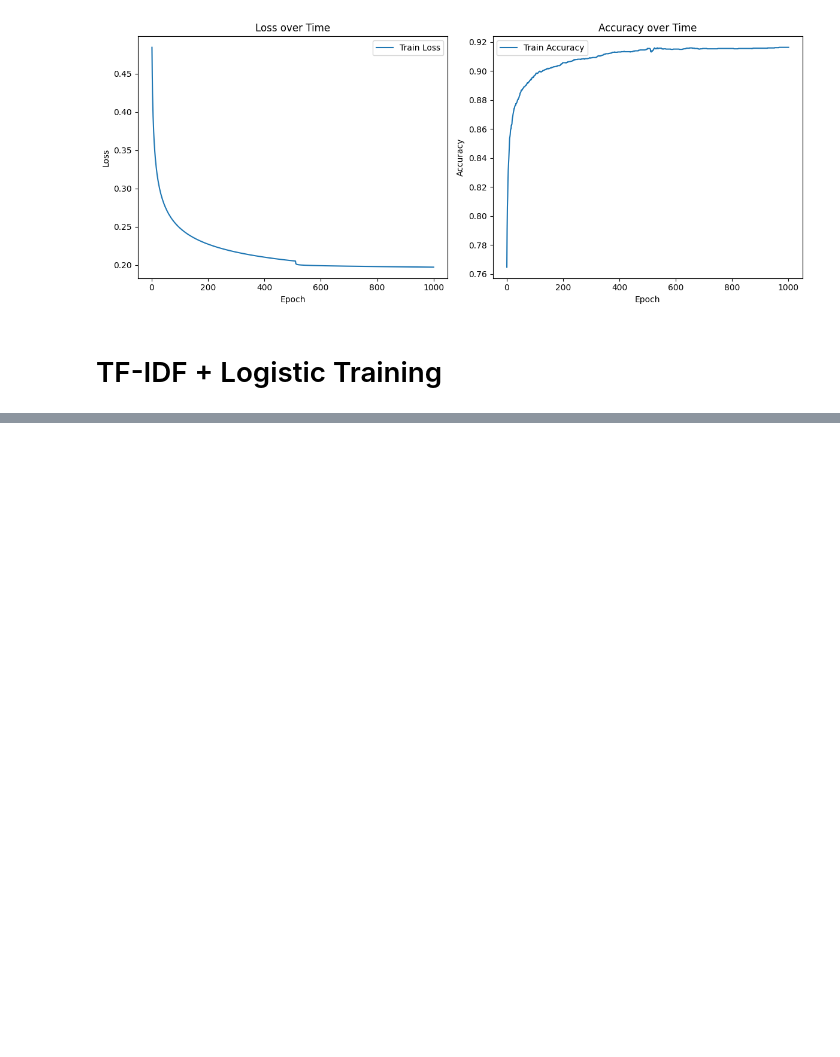
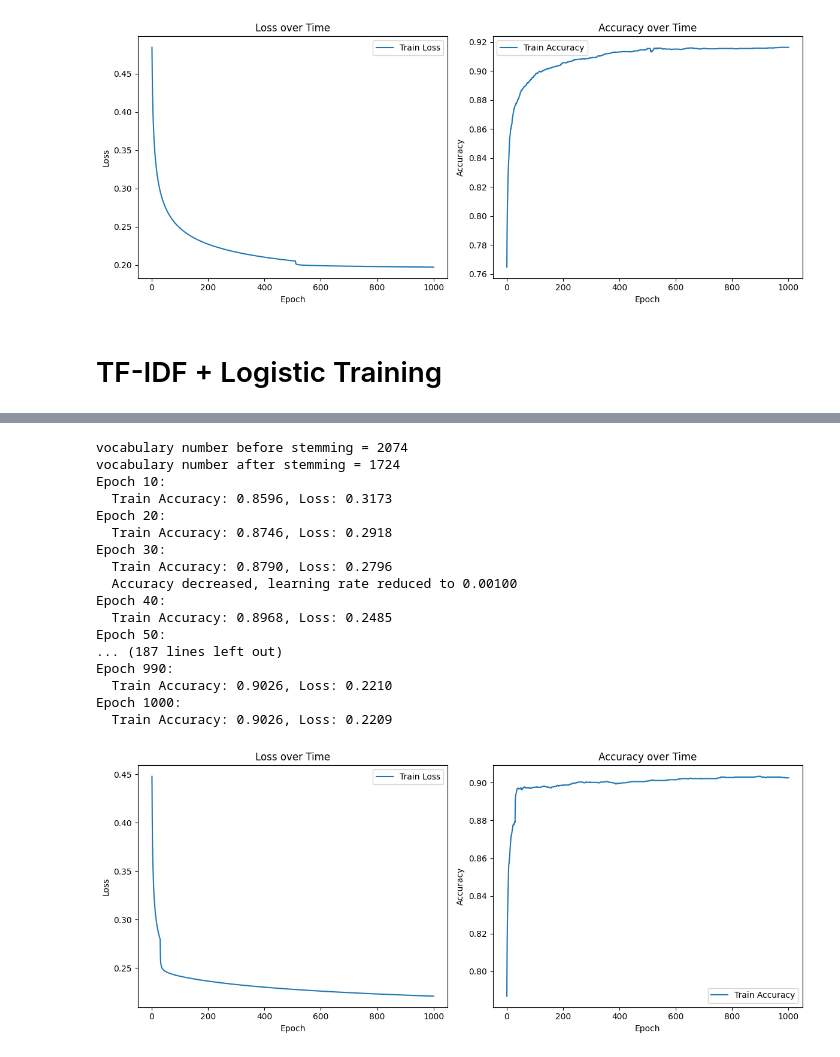
Before and after one commit to DARKNESSPROF/similarity, a Jupyter notebook: TextProcessing.ipynb, the cells around one changed output, grey strips where cells are left out. Drawn from its saved outputs; the diff is of its cells as text; code cells hidden in the pictures; blank space fills up the shorter version.

```diff
--- a/TextProcessing.ipynb
+++ b/TextProcessing.ipynb
@@ -952,0 +963,63 @@ model.plot_metrics()
+# %%
+import random
+
+sample_size = 5000
+data_q1 = dataset['question1'][:sample_size]
+data_q2 = dataset['question2'][:sample_size]
+labels = dataset['is_duplicate'][:sample_size]
+
+combined_dataset = list(data_q1) + list(data_q2)
+
+vocabulary = build_vocabulary(combined_dataset)
+print(f"vocabulary number before stemming = {len(vocabulary)}")
+
+vocabulary = stabilize_vocab_stemming(vocabulary, stemmer)
+print(f"vocabulary number after stemming = {len(vocabulary)}")
+
+idf = compute_idf(combined_dataset, vocabulary)
+
+X = []
+for q1, q2 in zip(data_q1, data_q2):
+    v1 = tf_idf_vectorizer(str(q1), vocabulary, idf)
+    v2 = tf_idf_vectorizer(str(q2), vocabulary, idf)
+    X.append(v1 + v2)
+
+samples = list(zip(X, labels))
+random.shuffle(samples)
+
+split_idx = int(0.8 * len(samples))
+
+X_train, y_train = zip(*samples[:split_idx])
+X_test, y_test = zip(*samples[split_idx:])
+
+model = LogisticRegression(lr=0.01, epochs=1000)
+model.fit(X, labels)
+
+# Save
+model.save("TF_IDF_logistic_model_lowlr.pkl")
+
+# Load
+model2 = LogisticRegression()
+model2.load("TF_IDF_logistic_model_lowlr.pkl")
+
+# Plot
+model.plot_metrics()
+# %% [output]
+vocabulary number before stemming = 2074
+vocabulary number after stemming = 1724
+Epoch 10:
+  Train Accuracy: 0.8596, Loss: 0.3173
+Epoch 20:
+  Train Accuracy: 0.8746, Loss: 0.2918
+Epoch 30:
+  Train Accuracy: 0.8790, Loss: 0.2796
+  Accuracy decreased, learning rate reduced to 0.00100
+Epoch 40:
+  Train Accuracy: 0.8968, Loss: 0.2485
+Epoch 50:
+... (187 lines left out)
+Epoch 990:
+  Train Accuracy: 0.9026, Loss: 0.2210
+Epoch 1000:
+  Train Accuracy: 0.9026, Loss: 0.2209
+[figure, added]
```
Also changed, not shown: parts of 9 cells of this notebook, 3 other files.
